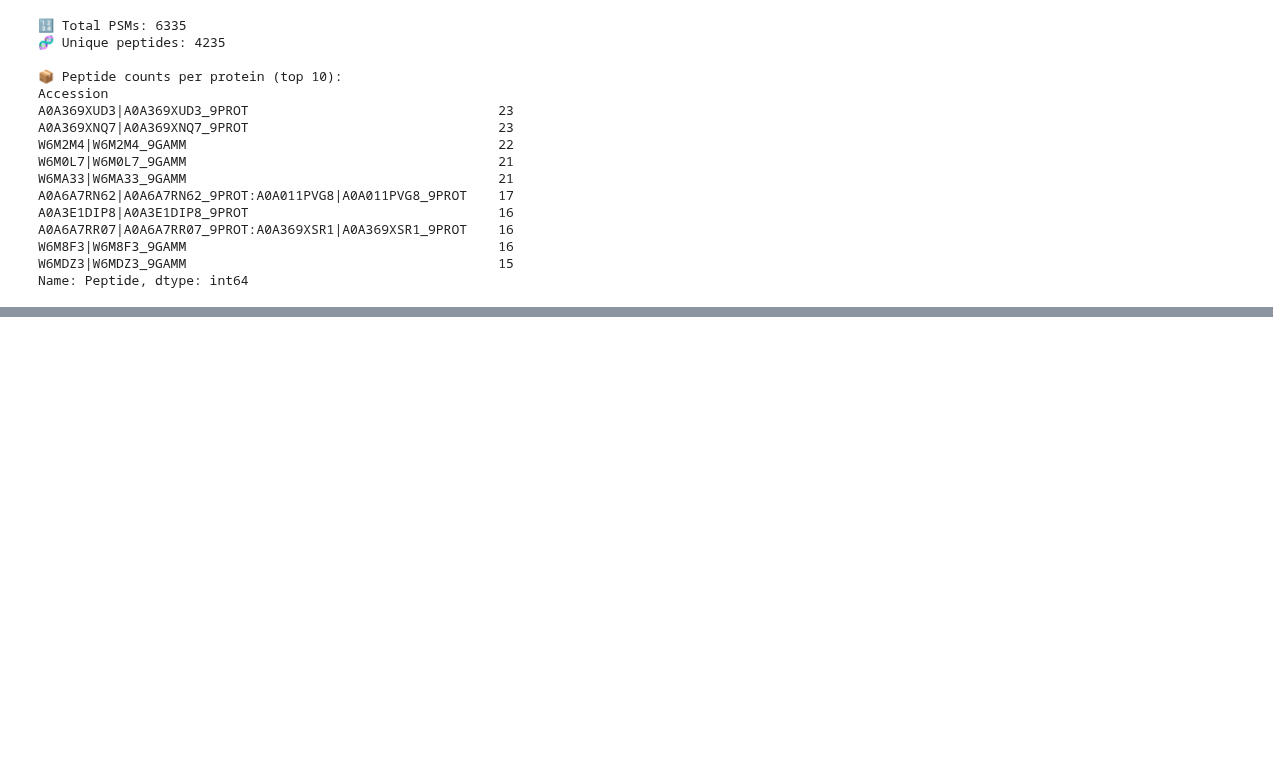
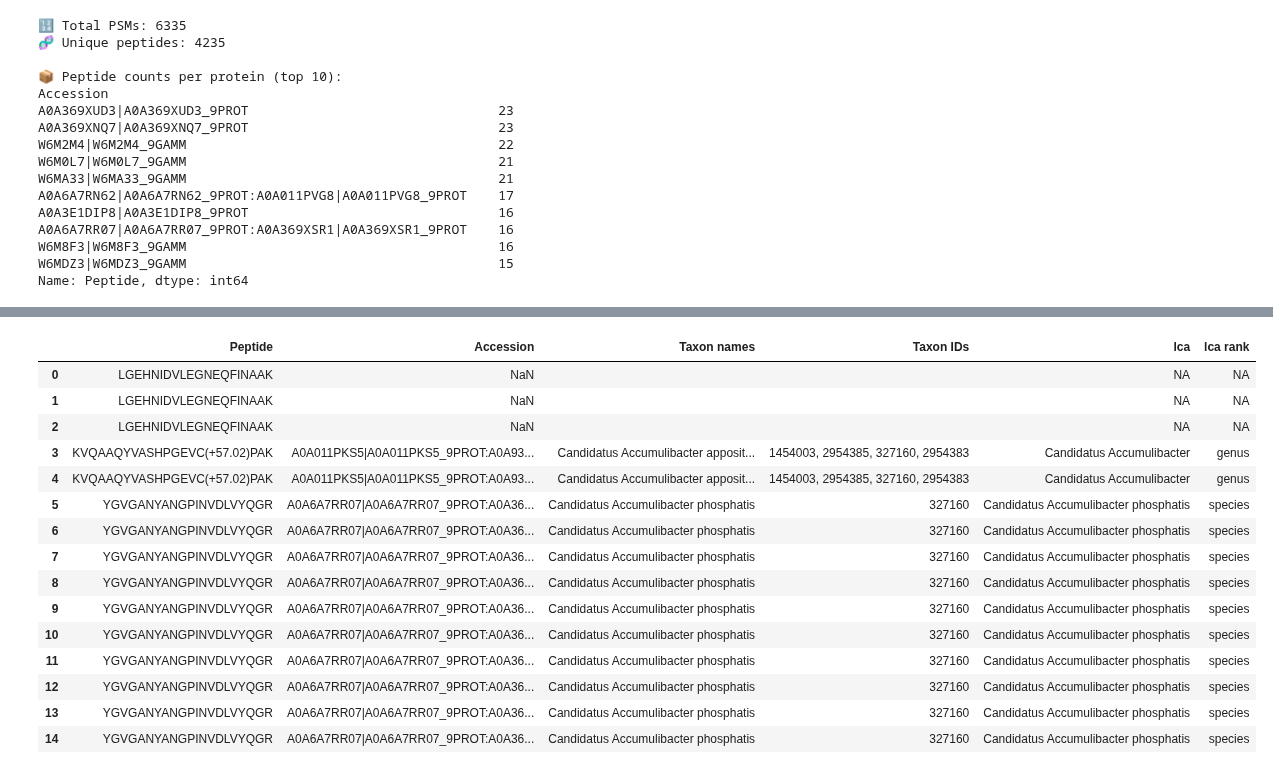
Before and after one commit to Asciilator/Peptide_identification_with_custom_database, a Jupyter notebook: db_results_analysis.ipynb, the cells around one changed output, grey strips where cells are left out. Cells and saved outputs as stored; diff of their text form; code cells hidden in the pictures; blank space fills up the shorter version.

```diff
--- a/db_results_analysis.ipynb
+++ b/db_results_analysis.ipynb
@@ -238,0 +301,11 @@ print(df_with_lca.head(20))
+# %%
+# Update LCA name for rows with a single taxon ID (skip rows with ',' or empty/NA)
+def update_lca_name_if_single(row):
+    taxid = row.get("Taxon IDs", "")
+    if isinstance(taxid, str) and "," not in taxid and taxid.strip() and taxid.strip().upper() != "NA":
+        return row.get("Taxon names", row["lca"])  # use taxon name if available
+    return row["lca"]  # keep existing lca for multiple IDs
+
+# Apply to df_with_lca
+df_with_lca["lca"] = df_with_lca.apply(update_lca_name_if_single, axis=1)
+display(df_with_lca[["Peptide", "Taxon names", "Taxon IDs", "lca", "lca rank"]].head(15))
@@ -238,0 +329,67 @@ print(df_with_lca.head(20))
+# %%
+import requests
+import pandas as pd
+
+# Make a copy
+df_with_final_ranks = df_with_lca.copy()
+
+# Function to fetch rank from UniPept taxa2tree
+def fetch_rank_from_taxa2tree(taxon_id):
+    try:
+        # Validate input
+        if not taxon_id or not taxon_id.strip().isdigit():
+            raise ValueError("Invalid taxon ID")
+
+        url = "https://api.unipept.ugent.be/api/v2/taxa2tree.json"
+        params = {"input[]": taxon_id}
+        response = requests.get(url, params=params)
+        response.raise_for_status()
+        result = response.json()
+
+        # Recursively search tree for matching taxon ID
+        def find_node_rank(node):
+            if isinstance(node, dict):
+                if node.get("id") == int(taxon_id):
+                    return node.get("rank", "NA")
+                for child in node.get("children", []):
+                    rank = find_node_rank(child)
+                    if rank:
+                        return rank
+            return None
+
+        return find_node_rank(result) or "NA"
+
+    except Exception as e:
+        print(f"❌ Error retrieving rank for taxon ID {taxon_id!r}: {e}")
+        return "NA"
+
+# Update only valid single-ID rows
+def update_rank_if_single(row):
+    taxid = row.get("Taxon IDs", "").strip()
+    # Only apply if it's a single, valid numeric ID
+    if isinstance(taxid, str) and "," not in taxid and taxid.isdigit():
+        return fetch_rank_from_taxa2tree(taxid)
+    return row["lca rank"]  # Keep existing value (already filled or NA)
+
+# Apply
+df_with_final_ranks["lca rank"] = df_with_final_ranks.apply(update_rank_if_single, axis=1)
+
+# Preview
+display(df_with_final_ranks[["Peptide", "Accession", "Taxon names", "Taxon IDs", "lca", "lca rank"]].head(15))
+# %% [output]
+|  | Peptide | Accession | Taxon names | Taxon IDs | lca | lca rank |
+| 0 | LGEHNIDVLEGNEQFINAAK | NaN |  |  | NA | NA |
+| 1 | LGEHNIDVLEGNEQFINAAK | NaN |  |  | NA | NA |
+| 2 | LGEHNIDVLEGNEQFINAAK | NaN |  |  | NA | NA |
+| 3 | KVQAAQYVASHPGEVC(+57.02)PAK | A0A011PKS5|A0A011PKS5_9PROT:A0A93... | Candidatus Accumulibacter apposit... | 1454003, 2954385, 327160, 2954383 | Candidatus Accumulibacter | genus |
+| 4 | KVQAAQYVASHPGEVC(+57.02)PAK | A0A011PKS5|A0A011PKS5_9PROT:A0A93... | Candidatus Accumulibacter apposit... | 1454003, 2954385, 327160, 2954383 | Candidatus Accumulibacter | genus |
+| 5 | YGVGANYANGPINVDLVYQGR | A0A6A7RR07|A0A6A7RR07_9PROT:A0A36... | Candidatus Accumulibacter phosphatis | 327160 | Candidatus Accumulibacter phosphatis | species |
+| 6 | YGVGANYANGPINVDLVYQGR | A0A6A7RR07|A0A6A7RR07_9PROT:A0A36... | Candidatus Accumulibacter phosphatis | 327160 | Candidatus Accumulibacter phosphatis | species |
+| 7 | YGVGANYANGPINVDLVYQGR | A0A6A7RR07|A0A6A7RR07_9PROT:A0A36... | Candidatus Accumulibacter phosphatis | 327160 | Candidatus Accumulibacter phosphatis | species |
+| 8 | YGVGANYANGPINVDLVYQGR | A0A6A7RR07|A0A6A7RR07_9PROT:A0A36... | Candidatus Accumulibacter phosphatis | 327160 | Candidatus Accumulibacter phosphatis | species |
+| 9 | YGVGANYANGPINVDLVYQGR | A0A6A7RR07|A0A6A7RR07_9PROT:A0A36... | Candidatus Accumulibacter phosphatis | 327160 | Candidatus Accumulibacter phosphatis | species |
+| 10 | YGVGANYANGPINVDLVYQGR | A0A6A7RR07|A0A6A7RR07_9PROT:A0A36... | Candidatus Accumulibacter phosphatis | 327160 | Candidatus Accumulibacter phosphatis | species |
+| 11 | YGVGANYANGPINVDLVYQGR | A0A6A7RR07|A0A6A7RR07_9PROT:A0A36... | Candidatus Accumulibacter phosphatis | 327160 | Candidatus Accumulibacter phosphatis | species |
+| 12 | YGVGANYANGPINVDLVYQGR | A0A6A7RR07|A0A6A7RR07_9PROT:A0A36... | Candidatus Accumulibacter phosphatis | 327160 | Candidatus Accumulibacter phosphatis | species |
+| 13 | YGVGANYANGPINVDLVYQGR | A0A6A7RR07|A0A6A7RR07_9PROT:A0A36... | Candidatus Accumulibacter phosphatis | 327160 | Candidatus Accumulibacter phosphatis | species |
+| 14 | YGVGANYANGPINVDLVYQGR | A0A6A7RR07|A0A6A7RR07_9PROT:A0A36... | Candidatus Accumulibacter phosphatis | 327160 | Candidatus Accumulibacter phosphatis | species |
```
Also changed, not shown: parts of 6 cells of this notebook.
